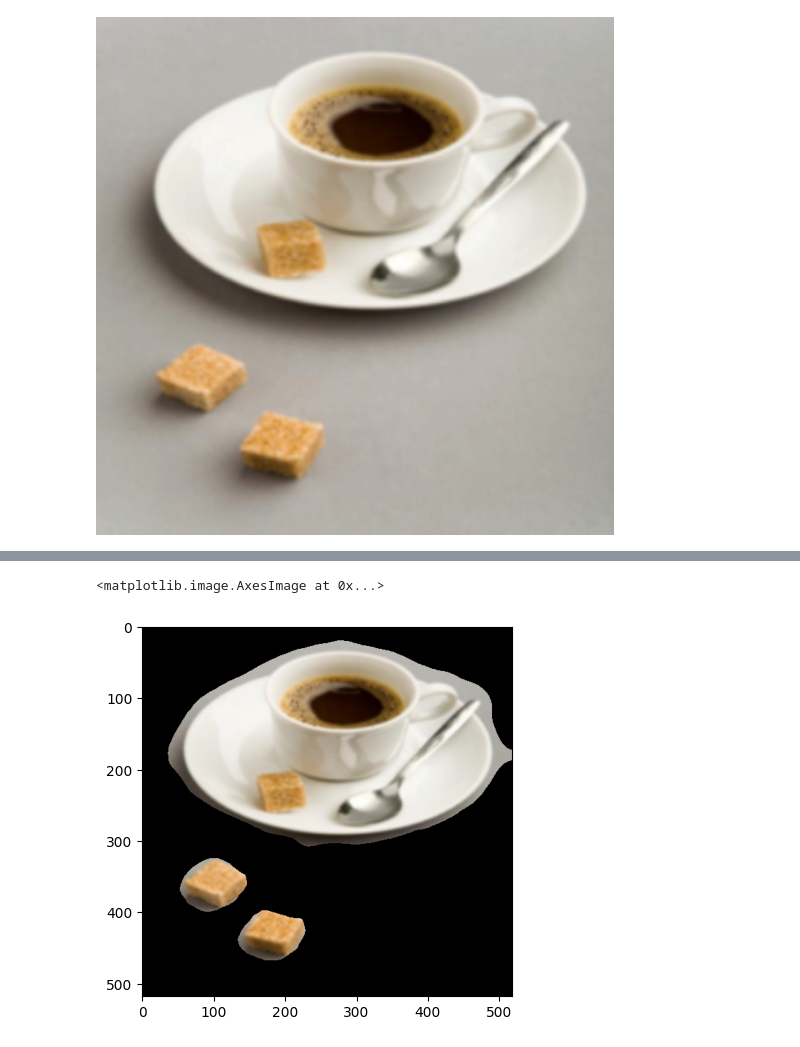
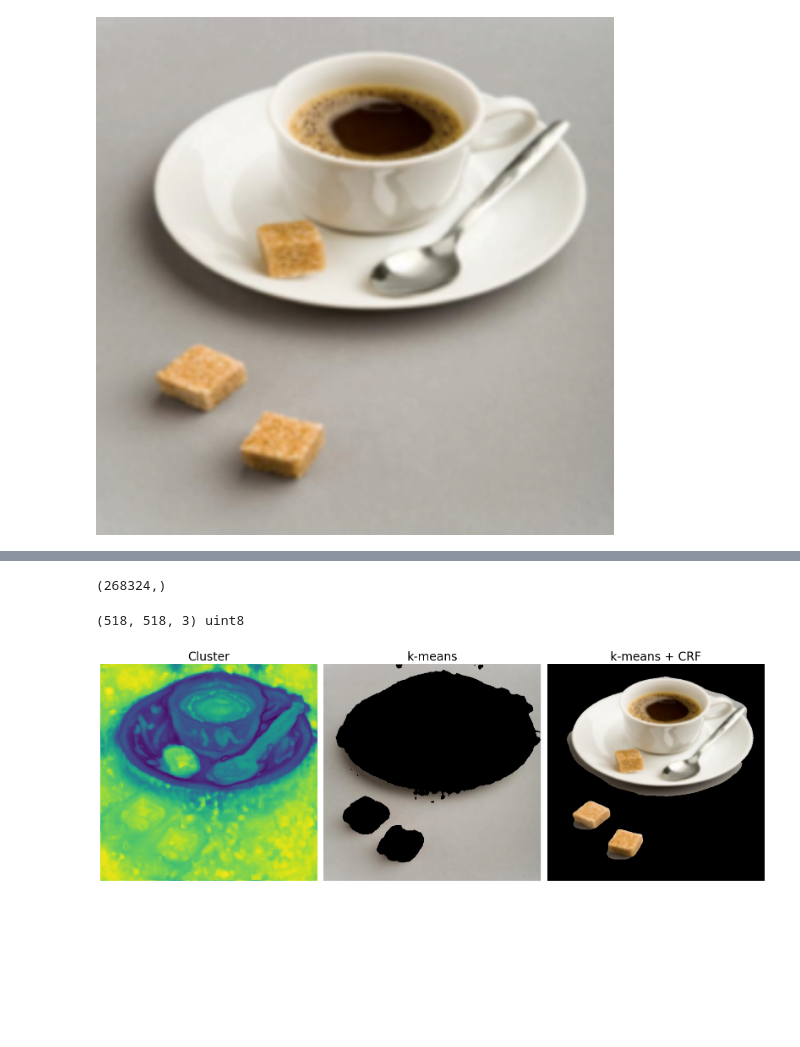
Before and after one commit to tldr-group/HR-Dv2, a Jupyter notebook: notebooks/threshold_selection.ipynb, the cells around one changed output, grey strips where cells are left out. Cells and saved outputs as stored; diff of their text form; code cells hidden in the pictures; blank space fills up the shorter version.

```diff
--- a/notebooks/threshold_selection.ipynb
+++ b/notebooks/threshold_selection.ipynb
@@ -47,6 +48,6 @@ hr_features = tr.to_numpy(hr_tensor)
 # %%
 c, h, w = hr_features.shape
 reshaped = hr_features.reshape((c, h * w)).T
-reshaped = standardize_img(reshaped)
+reshaped = normalise_pca(reshaped)
 cluster = KMeans(n_clusters=2)
 data = cluster.fit_transform(reshaped)
@@ -59,0 +54,9 @@ plt.imshow(data2D[:, :, 0])
+# %%
+FG, BG = 0, 1
+dist_fg = (np.sum(np.abs(reshaped - cluster.cluster_centers_[FG, :]), axis=1) **2)
+dist_bg = (np.sum(np.abs(reshaped - cluster.cluster_centers_[BG, :]), axis=1) **2)
+print(dist_fg.shape)
+dist_to_centroid = np.stack((dist_fg, dist_bg), axis=1).reshape((h, w, 2))
+dist_to_centroid = dist_to_centroid.reshape((h * w, 2))
+# %% [output]
+(268324,)
@@ -60,25 +65,17 @@ plt.imshow(data2D[:, :, 0])
 # %%
-from pydensecrf.utils import unary_from_softmax
 d = dcrf.DenseCRF2D(w, h, 2)
 
-energy = -1 * np.log(data)
+energy = unary#dist_to_centroid #-1 * np.log(dist_to_centroid)
 #u = unary_from_softmax(np.ascontiguousarray(smax2D.T)) #np.ascontiguousarray(energy.T.astype(np.float32))
-u = np.ascontiguousarray(energy.T.astype(np.float32))
+u = np.ascontiguousarray(energy) #energy.T.astype(np.float32)
 d.setUnaryEnergy(u)
 compat = [50, 15]
-d.addPairwiseGaussian(sxy=(3, 3), compat=10, kernel=dcrf.DIAG_KERNEL,
+d.addPairwiseGaussian(sxy=(3, 3), compat=10, kernel=dcrf.FULL_KERNEL,
                         normalization=dcrf.NORMALIZE_SYMMETRIC)
-d.addPairwiseBilateral(sxy=5, srgb=13, rgbim=np.array(img), compat=10, kernel=dcrf.DIAG_KERNEL,
+arr = np.array(img)
+print(arr.shape, arr.dtype)
+d.addPairwiseBilateral(sxy=(80, 80), srgb=(13, 13, 13), rgbim=np.array(img), compat=10, kernel=dcrf.FULL_KERNEL,
                         normalization=dcrf.NORMALIZE_SYMMETRIC)
 Q = d.inference(10)
+# %% [output]
+(518, 518, 3) uint8
-# %%
-from skimage.morphology import binary_erosion
-out = np.argmax(Q, axis=0)
-binary = (out.reshape(h, w, 1))
-eroded = binary
-for i in range(4):
-    eroded = binary_erosion(eroded)
-plt.imshow(eroded * img)
-# %% [output]
-<matplotlib.image.AxesImage at 0x...>
-[figure, removed]
@@ -84,0 +120,25 @@ plt.imshow(eroded * img)
+# %%
+out = np.argmax(Q, axis=0)
+binary = 1 - (out.reshape(h, w, 1))
+eroded = binary
+for i in range(0):
+    eroded = binary_erosion(eroded)
+
+titles = ["Cluster", "k-means", "k-means + CRF"]
+fig, axs = plt.subplots(nrows=1, ncols=3)
+fig.set_size_inches(16, 8)
+for i, ax in enumerate(axs):
+    plot_data: np.ndarray
+    if i == 0:
+        data2D = data.reshape(h, w, 2)
+        plot_data = rescale_pca_img(data2D)[:, :, 0]
+    elif i == 1:
+        plot_data = (cluster.labels_.reshape(h, w, 1)) * img #binary * img
+    else:
+        plot_data = eroded * img
+    ax.imshow(plot_data)
+    ax.set_axis_off()
+    ax.set_title(titles[i], fontsize=20)
+fig.tight_layout()
+# %% [output]
+[figure, added]
```
Also changed, not shown: parts of 4 cells of this notebook.
